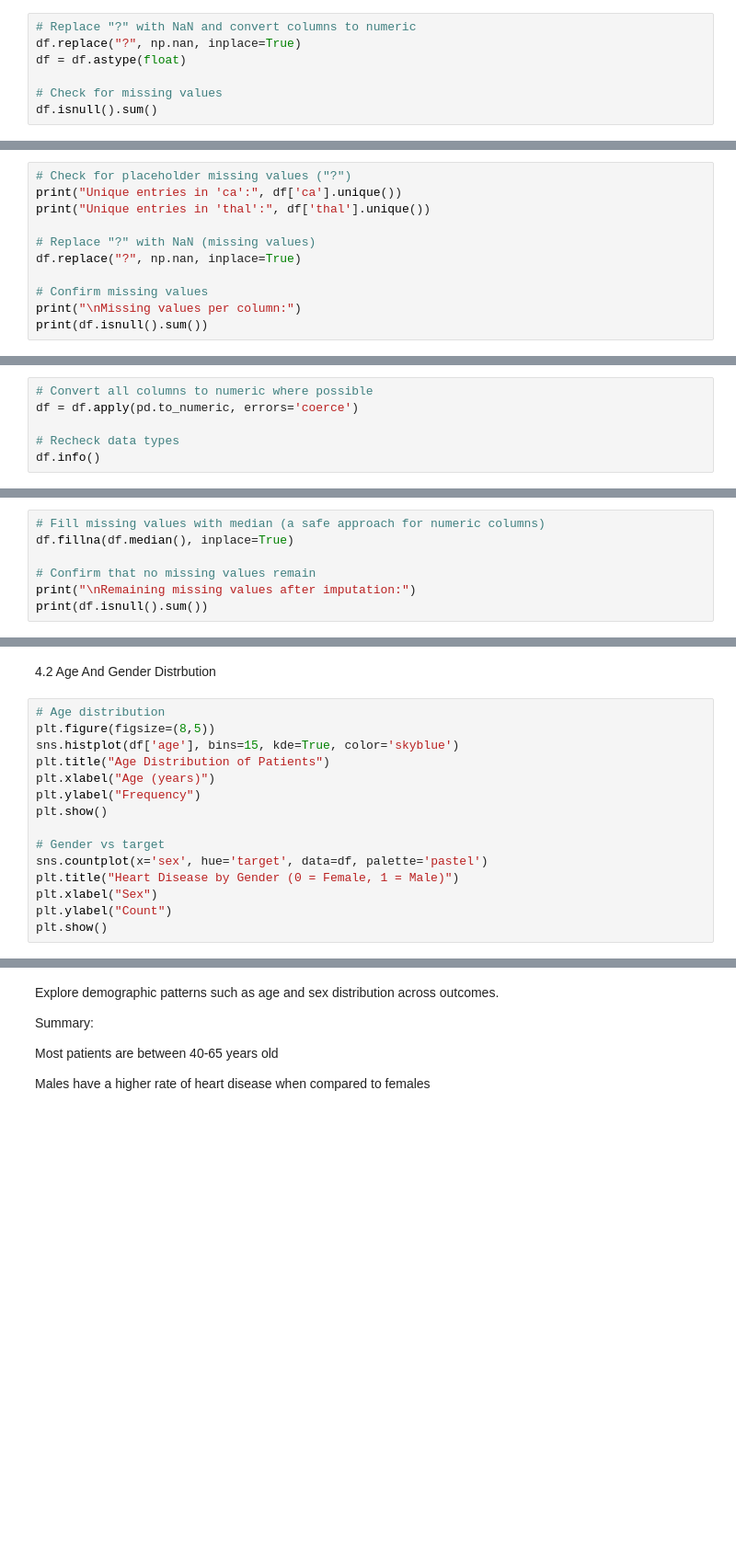
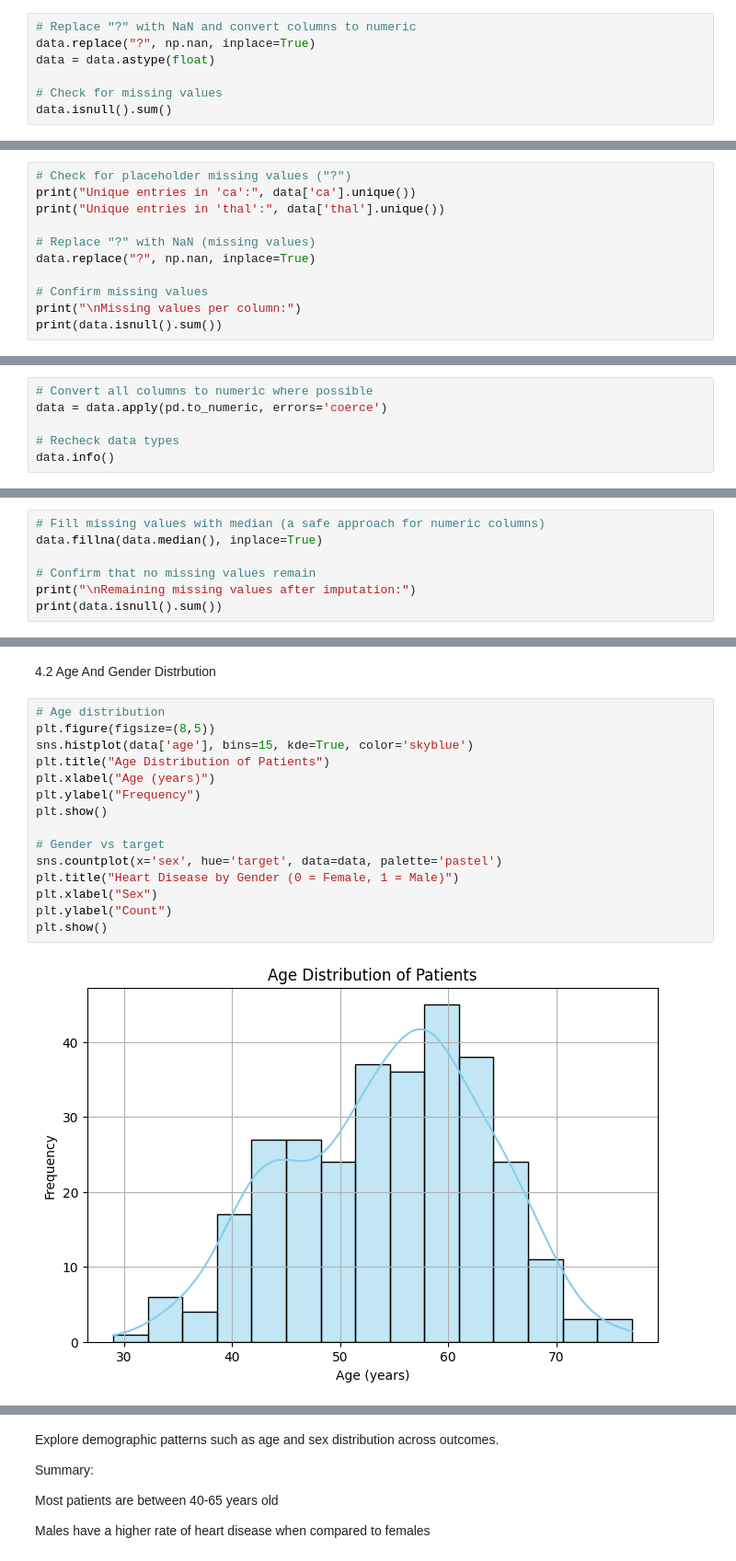
Before and after one commit to leesha20/Heart-Disease-Project, a Jupyter notebook: Heart Disease Project.ipynb, the cells around one changed output, grey strips where cells are left out. Shown at 92% size. Saved outputs shown, nothing was run; the diff lists cells and outputs as text; blank space fills up the shorter version.

```diff
--- a/Heart Disease Project.ipynb
+++ b/Heart Disease Project.ipynb
@@ -130,8 +174,8 @@ Check for missing values and visualize overall completeness.
 If any column shows missingness, then decide whether to **drop**, **impute**, or **leave as-is**, depending on the context.
 # %%
 # Replace "?" with NaN and convert columns to numeric
-df.replace("?", np.nan, inplace=True)
-df = df.astype(float)
+data.replace("?", np.nan, inplace=True)
+data = data.astype(float)
 
 # Check for missing values
-df.isnull().sum()
+data.isnull().sum()
@@ -145,12 +206,12 @@ Convert those columns to numeric types for accurate analysis.
 3.1 - Identify Missing or Invalid Entries
 # %%
 # Check for placeholder missing values ("?")
-print("Unique entries in 'ca':", df['ca'].unique())
-print("Unique entries in 'thal':", df['thal'].unique())
+print("Unique entries in 'ca':", data['ca'].unique())
+print("Unique entries in 'thal':", data['thal'].unique())
 
 # Replace "?" with NaN (missing values)
-df.replace("?", np.nan, inplace=True)
+data.replace("?", np.nan, inplace=True)
 
 # Confirm missing values
 print("\nMissing values per column:")
-print(df.isnull().sum())
+print(data.isnull().sum())
@@ -160,7 +241,7 @@ The UCI Heart Disease dataset sometimes encodes missing values as "?", especiall
 3.2 - Convert Columns to Numeric Types
 # %%
 # Convert all columns to numeric where possible
-df = df.apply(pd.to_numeric, errors='coerce')
+data = data.apply(pd.to_numeric, errors='coerce')
 
 # Recheck data types
-df.info()
+data.info()
@@ -170,8 +269,8 @@ Now all features should be numeric (float64 or int64), which is necessary for co
 3.3 - Handle Missing Data
 # %%
 # Fill missing values with median (a safe approach for numeric columns)
-df.fillna(df.median(), inplace=True)
+data.fillna(data.median(), inplace=True)
 
 # Confirm that no missing values remain
 print("\nRemaining missing values after imputation:")
-print(df.isnull().sum())
+print(data.isnull().sum())
@@ -230,15 +356,17 @@ Now the standard accuracy - based metric for model evaluation can be used
 # %%
 # Age distribution
 plt.figure(figsize=(8,5))
-sns.histplot(df['age'], bins=15, kde=True, color='skyblue')
+sns.histplot(data['age'], bins=15, kde=True, color='skyblue')
 plt.title("Age Distribution of Patients")
 plt.xlabel("Age (years)")
 plt.ylabel("Frequency")
 plt.show()
 
 # Gender vs target
-sns.countplot(x='sex', hue='target', data=df, palette='pastel')
+sns.countplot(x='sex', hue='target', data=data, palette='pastel')
 plt.title("Heart Disease by Gender (0 = Female, 1 = Male)")
 plt.xlabel("Sex")
 plt.ylabel("Count")
 plt.show()
+# %% [output]
+[figure, added]
```
Also changed, not shown: parts of 41 cells of this notebook.
